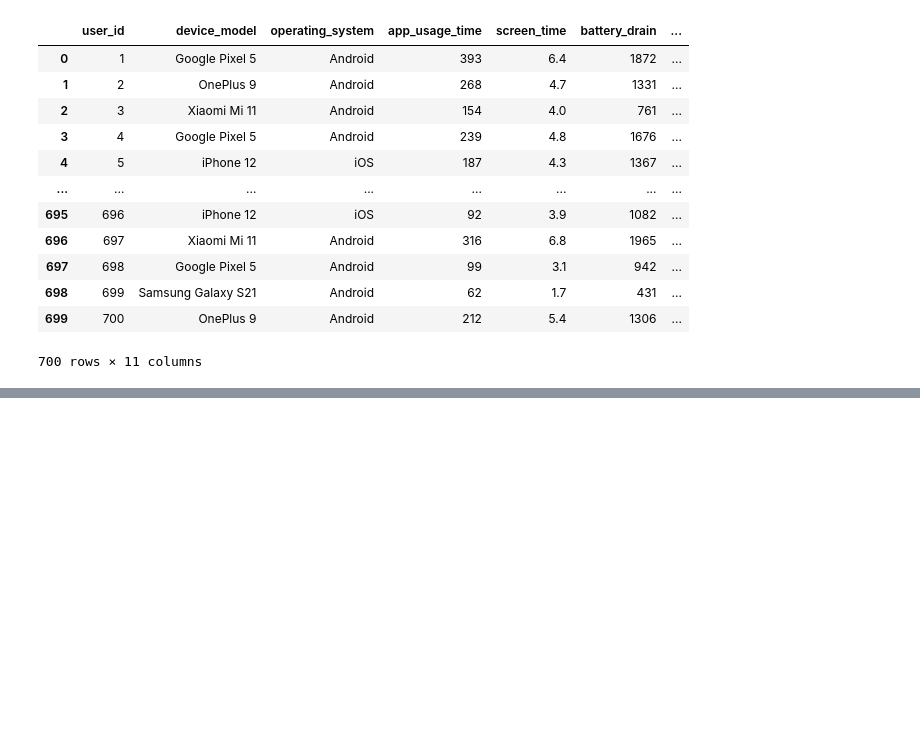
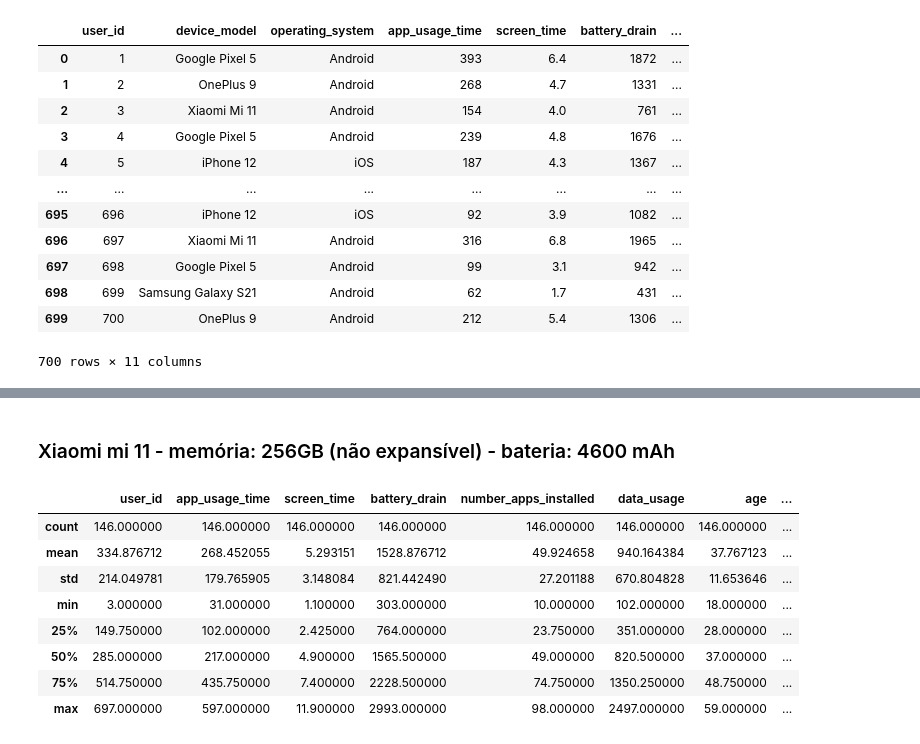
Before and after one commit to danielavescia/Mobile_Device_Usage, a Jupyter notebook: Mobile_Device_Usage.ipynb, the cells around one changed output, grey strips where cells are left out. Cells and saved outputs as stored; diff of their text form; code cells hidden in the pictures; blank space fills up the shorter version.

```diff
--- a/Mobile_Device_Usage.ipynb
+++ b/Mobile_Device_Usage.ipynb
@@ -88,0 +195,15 @@ display(df_mobile)
+# %% [markdown]
+### Xiaomi mi 11 - memória: 256GB (não expansível) - bateria: 4600 mAh
+# %%
+xiaomi_mi_11 = df_mobile[df_mobile['device_model'] == 'Xiaomi Mi 11']
+xiaomi_mi_11.describe()
+# %% [output]
+|  | user_id | app_usage_time | screen_time | battery_drain | number_apps_installed | data_usage | age | ... |
+| count | 146.000000 | 146.000000 | 146.000000 | 146.000000 | 146.000000 | 146.000000 | 146.000000 | ... |
+| mean | 334.876712 | 268.452055 | 5.293151 | 1528.876712 | 49.924658 | 940.164384 | 37.767123 | ... |
+| std | 214.049781 | 179.765905 | 3.148084 | 821.442490 | 27.201188 | 670.804828 | 11.653646 | ... |
+| min | 3.000000 | 31.000000 | 1.100000 | 303.000000 | 10.000000 | 102.000000 | 18.000000 | ... |
+| 25% | 149.750000 | 102.000000 | 2.425000 | 764.000000 | 23.750000 | 351.000000 | 28.000000 | ... |
+| 50% | 285.000000 | 217.000000 | 4.900000 | 1565.500000 | 49.000000 | 820.500000 | 37.000000 | ... |
+| 75% | 514.750000 | 435.750000 | 7.400000 | 2228.500000 | 74.750000 | 1350.250000 | 48.750000 | ... |
+| max | 697.000000 | 597.000000 | 11.900000 | 2993.000000 | 98.000000 | 2497.000000 | 59.000000 | ... |
```
Also changed, not shown: parts of 24 cells of this notebook.
